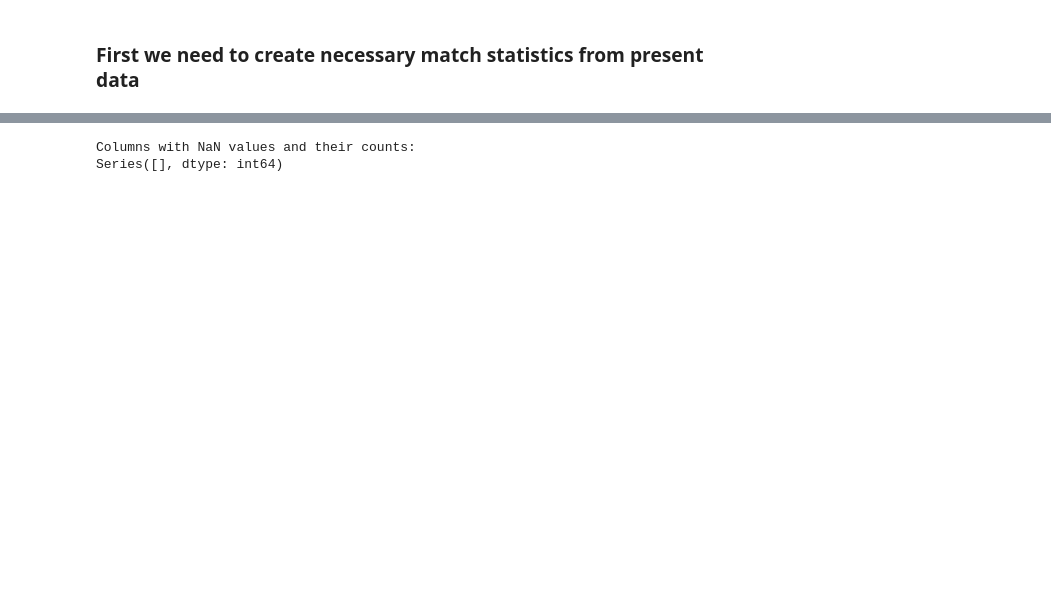
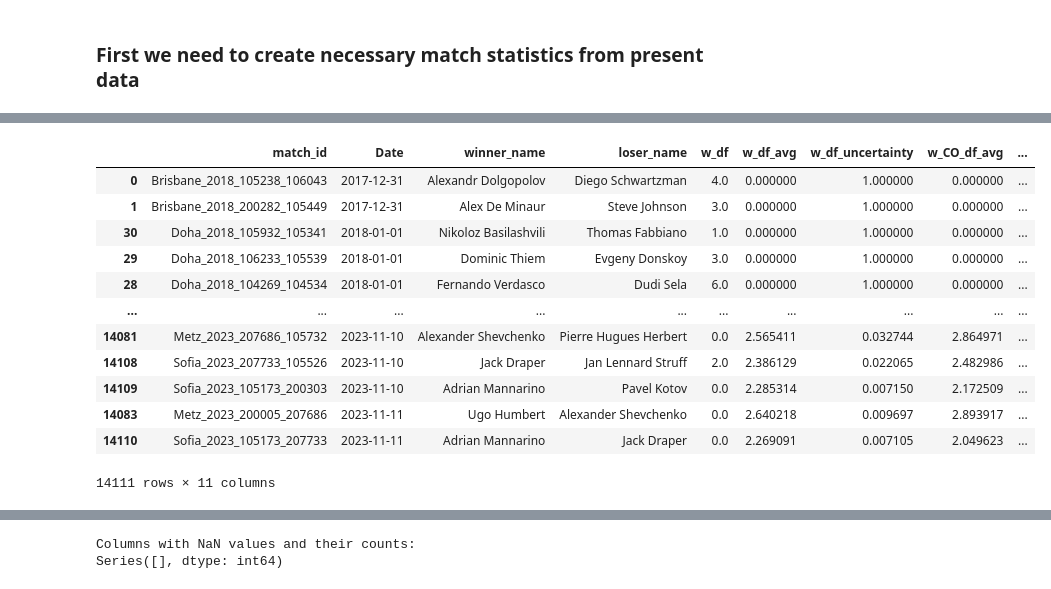
Before and after one commit to KacWNK/Bachelor_Thesis-predicting_results_of_the_tennis_matches_using_machine_learning_models, a Jupyter notebook: feature_creation/src/aggregate_player_match_stats.ipynb, the cells around one changed output, grey strips where cells are left out. Saved outputs shown, nothing was run; the diff lists cells and outputs as text; code cells hidden in the pictures; blank space fills up the shorter version.

```diff
--- a/feature_creation/src/aggregate_player_match_stats.ipynb
+++ b/feature_creation/src/aggregate_player_match_stats.ipynb
@@ -266,23 +498,29 @@ def calculate_player_stat_difference(row, df, winner_column_name, loser_column_n
-# %%
-# Apply the function to each row
-matches[['winner_CO_1st_serve_in_pct_avg', 'loser_CO_1st_serve_in_pct_avg', 'winner_1st_serve_in_pct_avg', 'loser_1st_serve_in_pct_avg']] = matches.apply(
-    lambda row: pd.Series(calculate_player_stat_difference(row, matches, 'winner_1st_serve_in_pct', 'loser_1st_serve_in_pct')), axis=1
-)
-matches[['winner_CO_1st_serve_win_pct_avg', 'loser_CO_1st_serve_win_pct_avg', 'winner_1st_serve_win_pct_avg', 'loser_1st_serve_win_pct_avg']] = matches.apply(
-    lambda row: pd.Series(calculate_player_stat_difference(row, matches, 'winner_1st_serve_win_pct', 'loser_1st_serve_win_pct')), axis=1
-)
-matches[['winner_CO_2nd_serve_win_pct_avg', 'loser_CO_2nd_serve_win_pct_avg', 'winner_2nd_serve_win_pct_avg', 'loser_2nd_serve_win_pct_avg']] = matches.apply(
-    lambda row: pd.Series(calculate_player_stat_difference(row, matches, 'winner_2nd_serve_win_pct', 'loser_2nd_serve_win_pct')), axis=1
-)
-matches[['winner_CO_serve_games_win_pct_avg', 'loser_CO_serve_games_win_pct_avg', 'winner_serve_games_win_pct_avg', 'loser_serve_games_win_pct_avg']] = matches.apply(
-    lambda row: pd.Series(calculate_player_stat_difference(row, matches, 'winner_service_games_won_pct', 'loser_service_games_won_pct')), axis=1
-)
-matches[['winner_CO_ace_avg', 'loser_CO_ace_avg', 'winner_ace_avg', 'loser_ace_avg']] = matches.apply(
-    lambda row: pd.Series(calculate_player_stat_difference(row, matches, 'w_ace', 'l_ace')), axis=1
-)
-matches[['winner_CO_df_avg', 'loser_CO_df_avg', 'winner_df_avg', 'loser_df_avg']] = matches.apply(
-    lambda row: pd.Series(calculate_player_stat_difference(row, matches, 'w_df', 'l_df')), axis=1
-)
-matches[['winner_CO_1st_serve_return_win_pct_avg', 'loser_CO_1st_serve_return_win_pct_avg', 'winner_1st_serve_return_win_pct_avg', 'loser_1st_serve_return_win_pct_avg']] = matches.apply(
-    lambda row: pd.Series(calculate_player_stat_difference(row, matches, 'winner_1st_serve_return_win_pct', 'loser_1st_serve_return_win_pct')), axis=1
-)
+# %%
+matches = process_all_stats(matches, weights_dict, [('w_ace', 'l_ace'), ('w_df', 'l_df'),
+                                                    ('w_2ndIn', 'l_2ndIn'), ('winner_1st_serve_in_pct',  'loser_1st_serve_in_pct'),
+('winner_1st_serve_win_pct', 'loser_1st_serve_win_pct'),
+('winner_2nd_serve_in_pct',  'loser_2nd_serve_in_pct'),
+('winner_2nd_serve_win_pct',  'loser_2nd_serve_win_pct'),
+('winner_service_games_won_pct',  'loser_service_games_won_pct'),
+('winner_1st_serve_return_win_pct',  'loser_1st_serve_return_win_pct'),
+('winner_2nd_serve_return_win_pct',  'loser_2nd_serve_return_win_pct'),
+('winner_return_games_win_pct', 'loser_return_games_win_pct'),
+('winner_bp_won_pct', 'loser_bp_won_pct'),
+('winner_bp_saved_pct', 'loser_bp_saved_pct')
+                           ]
+                           , 'Surface')
+matches[['match_id', 'Date', 'winner_name', 'loser_name', 'w_df', 'w_df_avg', 'w_df_uncertainty', 'w_CO_df_avg', 'w_CO_df_uncertainty', 'w_CO_ace_uncertainty', 'winner_CO_1st_serve_in_pct_avg']]
+# %% [output]
+|  | match_id | Date | winner_name | loser_name | w_df | w_df_avg | w_df_uncertainty | w_CO_df_avg | ... |
+| 0 | Brisbane_2018_105238_106043 | 2017-12-31 | Alexandr Dolgopolov | Diego Schwartzman | 4.0 | 0.000000 | 1.000000 | 0.000000 | ... |
+| 1 | Brisbane_2018_200282_105449 | 2017-12-31 | Alex De Minaur | Steve Johnson | 3.0 | 0.000000 | 1.000000 | 0.000000 | ... |
+| 30 | Doha_2018_105932_105341 | 2018-01-01 | Nikoloz Basilashvili | Thomas Fabbiano | 1.0 | 0.000000 | 1.000000 | 0.000000 | ... |
+| 29 | Doha_2018_106233_105539 | 2018-01-01 | Dominic Thiem | Evgeny Donskoy | 3.0 | 0.000000 | 1.000000 | 0.000000 | ... |
+| 28 | Doha_2018_104269_104534 | 2018-01-01 | Fernando Verdasco | Dudi Sela | 6.0 | 0.000000 | 1.000000 | 0.000000 | ... |
+| ... | ... | ... | ... | ... | ... | ... | ... | ... | ... |
+| 14081 | Metz_2023_207686_105732 | 2023-11-10 | Alexander Shevchenko | Pierre Hugues Herbert | 0.0 | 2.565411 | 0.032744 | 2.864971 | ... |
+| 14108 | Sofia_2023_207733_105526 | 2023-11-10 | Jack Draper | Jan Lennard Struff | 2.0 | 2.386129 | 0.022065 | 2.482986 | ... |
+| 14109 | Sofia_2023_105173_200303 | 2023-11-10 | Adrian Mannarino | Pavel Kotov | 0.0 | 2.285314 | 0.007150 | 2.172509 | ... |
+| 14083 | Metz_2023_200005_207686 | 2023-11-11 | Ugo Humbert | Alexander Shevchenko | 0.0 | 2.640218 | 0.009697 | 2.893917 | ... |
+| 14110 | Sofia_2023_105173_207733 | 2023-11-11 | Adrian Mannarino | Jack Draper | 0.0 | 2.269091 | 0.007105 | 2.049623 | ... |
+14111 rows × 11 columns
```
Also changed, not shown: parts of 21 cells of this notebook, 18 other files.
